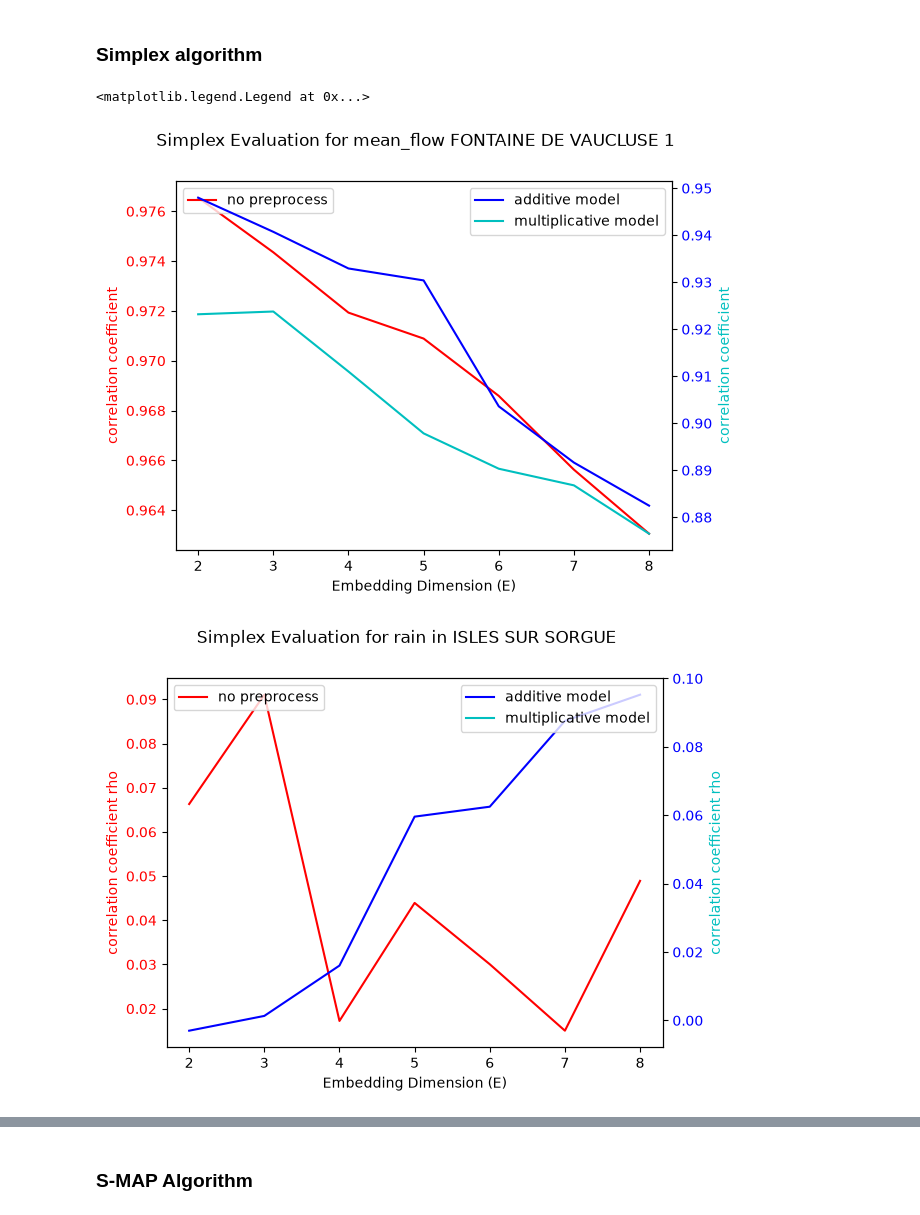
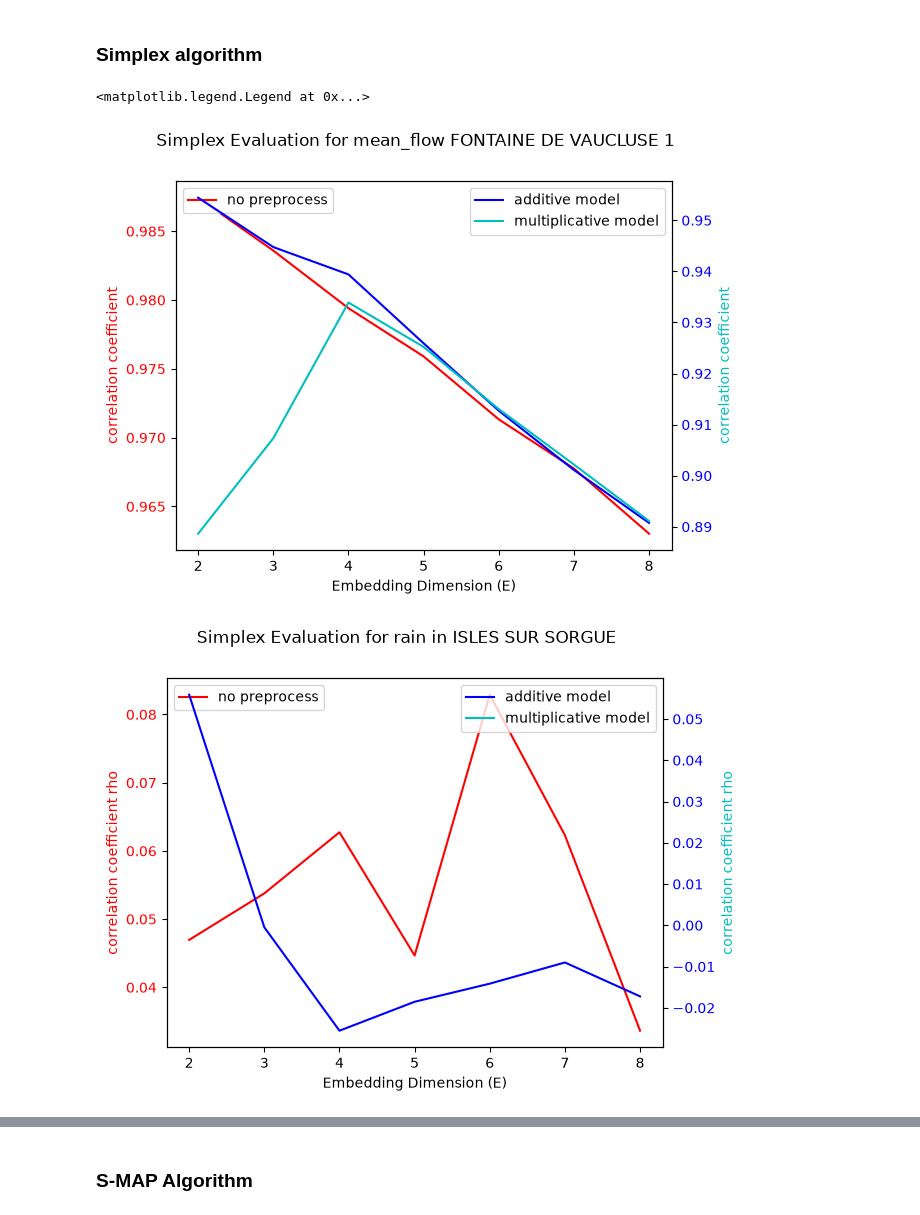
Before and after one commit to EulalieContreras/NTU_ecoinformatic, a Jupyter notebook: mywork/hydrography_notebook.ipynb, the cells around one changed output, grey strips where cells are left out. Cells and saved outputs as stored; diff of their text form; code cells hidden in the pictures.

```diff
--- a/mywork/hydrography_notebook.ipynb
+++ b/mywork/hydrography_notebook.ipynb
@@ -98,42 +105,44 @@ plt.legend()
 # %% [markdown]
 ### Simplex algorithm
 # %%
-result = fun.evaluate_dimension(fun.normalize_series(mean_flow_fdv1))
-result_a = fun.evaluate_dimension(normalize_mean_flow_fdv1_a)
-result_m = fun.evaluate_dimension(normalize_mean_flow_fdv1_m)
+lib = "1 1000"
+pred = "1001 3000"
+result = fun.evaluate_dimension(fun.normalize_series(mean_flow_fdv1), lib=lib, pred=pred)
+result_a = fun.evaluate_dimension(normalize_mean_flow_fdv1_a, lib=lib, pred=pred)
+result_m = fun.evaluate_dimension(normalize_mean_flow_fdv1_m, lib=lib, pred=pred)
 
 fig, ax1 = plt.subplots()
 ax2 = ax1.twinx()
 ax1.plot(result['E'], result['rho'], label = 'no preprocess', color='r')
 ax2.plot(result_a['E'], result_a['rho'], label = 'additive model', color = 'b')
 ax2.plot(result_m['E'], result_m['rho'], label = 'multiplicative model', color='c')
 fig.suptitle('Simplex Evaluation for mean_flow FONTAINE DE VAUCLUSE 1')
 ax1.set_xlabel('Embedding Dimension (E)')
 ax1.set_ylabel('correlation coefficient', color='r')
 ax2.set_ylabel('correlation coefficient', color='c')
 ax1.tick_params(axis='y', labelcolor='r')
 ax2.tick_params(axis='y', labelcolor='b')
 ax1.legend(loc='upper left')
 ax2.legend(loc='upper right')
 
-result_rain = fun.evaluate_dimension(rain_)
-result_rain_a = fun.evaluate_dimension(rain_a)
-result_rain_m = fun.evaluate_dimension(rain_m)
+result_rain = fun.evaluate_dimension(rain_, lib=lib, pred=pred)
+result_rain_a = fun.evaluate_dimension(rain_a, lib=lib, pred=pred)
+result_rain_m = fun.evaluate_dimension(rain_m, lib=lib, pred=pred)
 
 fig, ax1 = plt.subplots()
 ax2 = ax1.twinx()
 ax1.plot(result_rain['E'], result_rain['rho'], label = 'no preprocess', color='r')
 ax2.plot(result_rain_a['E'], result_rain_a['rho'], label = 'additive model', color = 'b')
 ax2.plot(result_rain_m['E'], result_rain_m['rho'], label = 'multiplicative model', color='c')
 fig.suptitle('Simplex Evaluation for rain in ISLES SUR SORGUE')
 ax1.set_xlabel('Embedding Dimension (E)')
 ax1.set_ylabel('correlation coefficient rho', color='r')
 ax2.set_ylabel('correlation coefficient rho', color='c')
 ax1.tick_params(axis='y', labelcolor='r')
 ax2.tick_params(axis='y', labelcolor='b')
 ax1.legend(loc='upper left')
 ax2.legend(loc='upper right')
 # %% [output]
 <matplotlib.legend.Legend at 0x...>
-[figure, old version]
+[figure, new version]
-[figure, old version]
+[figure, new version]
```
Also changed, not shown: parts of 47 cells of this notebook, 33 other files.
